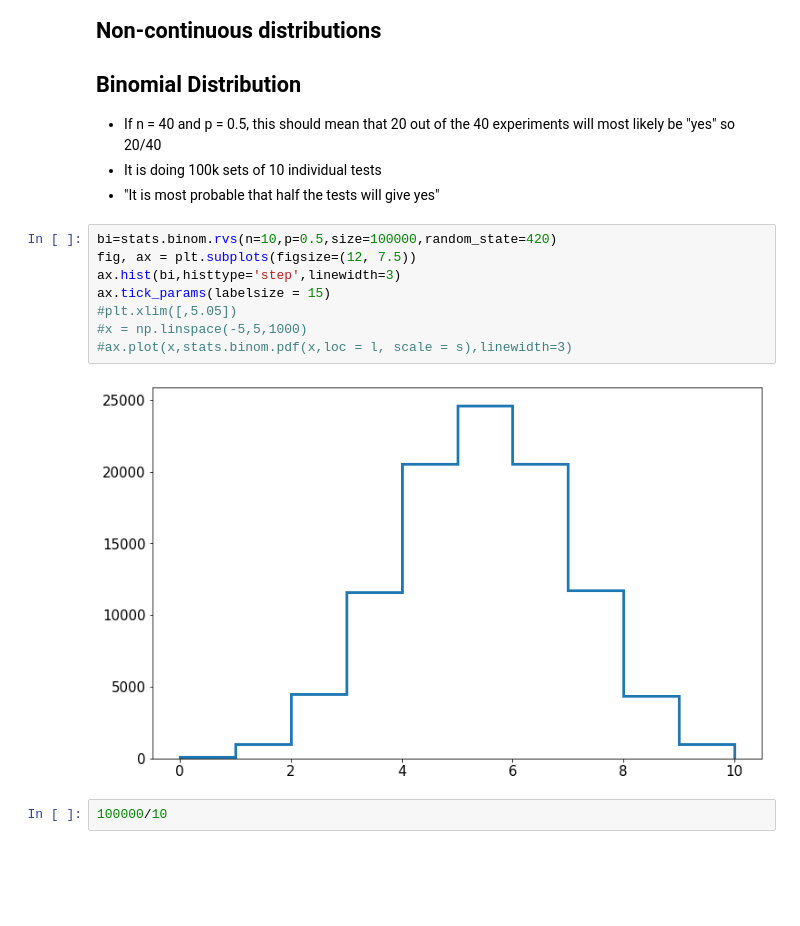
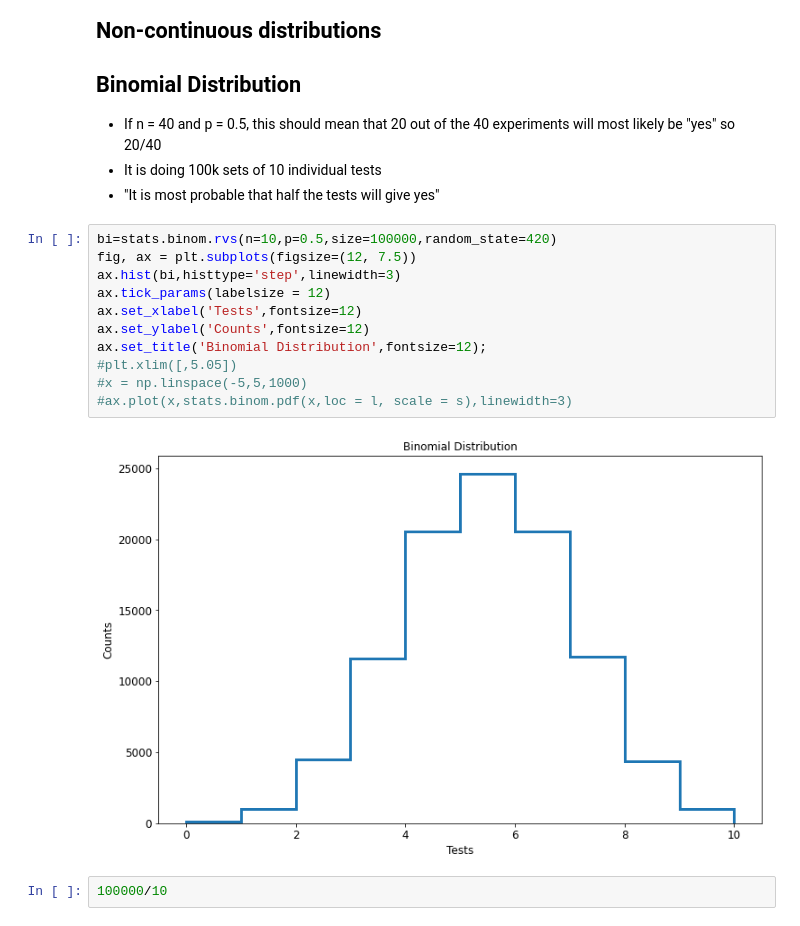
Before and after one commit to maria8ch/Phys434_BigData, a Jupyter notebook: lab1_Berres.ipynb, the cells around one changed output. Saved outputs shown, nothing was run; the diff lists cells and outputs as text; blank space fills up the shorter version.

```diff
--- a/lab1_Berres.ipynb
+++ b/lab1_Berres.ipynb
@@ -327,13 +300,16 @@ cd1(v,df).max()
 # %%
 bi=stats.binom.rvs(n=10,p=0.5,size=100000,random_state=420)
 fig, ax = plt.subplots(figsize=(12, 7.5))
 ax.hist(bi,histtype='step',linewidth=3)
-ax.tick_params(labelsize = 15)
+ax.tick_params(labelsize = 12)
+ax.set_xlabel('Tests',fontsize=12)
+ax.set_ylabel('Counts',fontsize=12)
+ax.set_title('Binomial Distribution',fontsize=12);
 #plt.xlim([,5.05])
 #x = np.linspace(-5,5,1000)
 #ax.plot(x,stats.binom.pdf(x,loc = l, scale = s),linewidth=3)
 # %% [output]
-[figure, old version]
+[figure, new version]
 # %%
 100000/10
 # %% [output]
```
Also changed, not shown: parts of 10 cells of this notebook.
